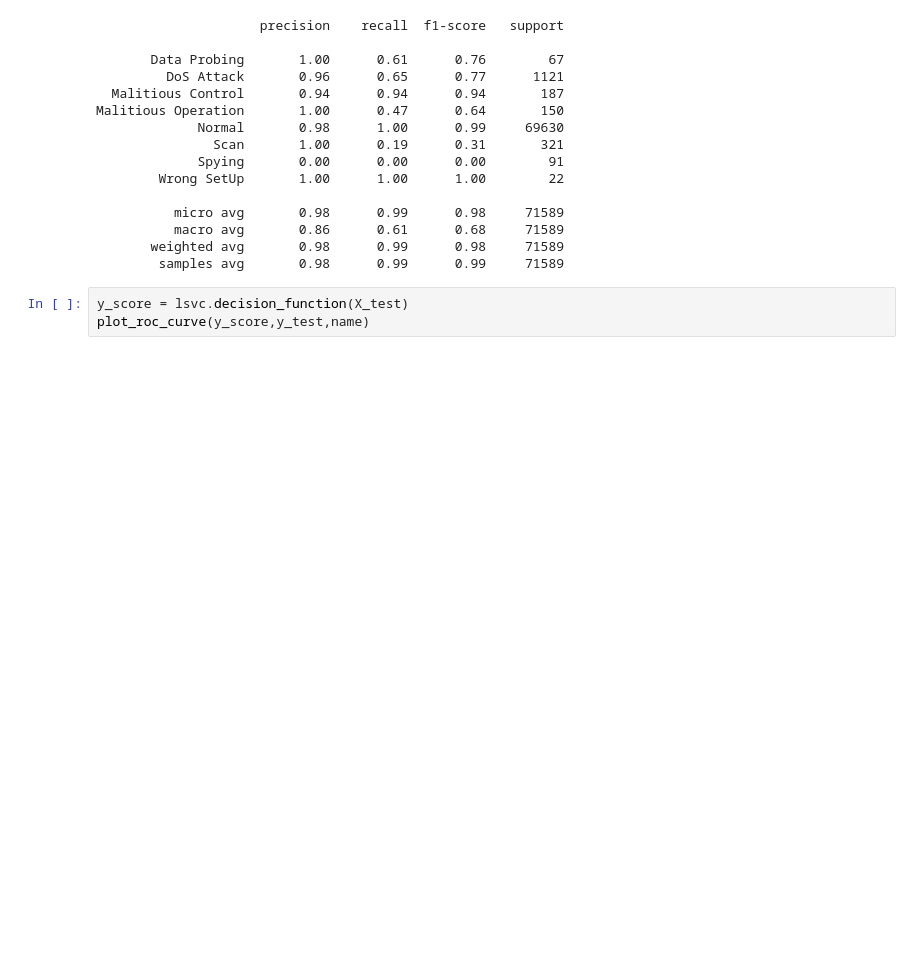
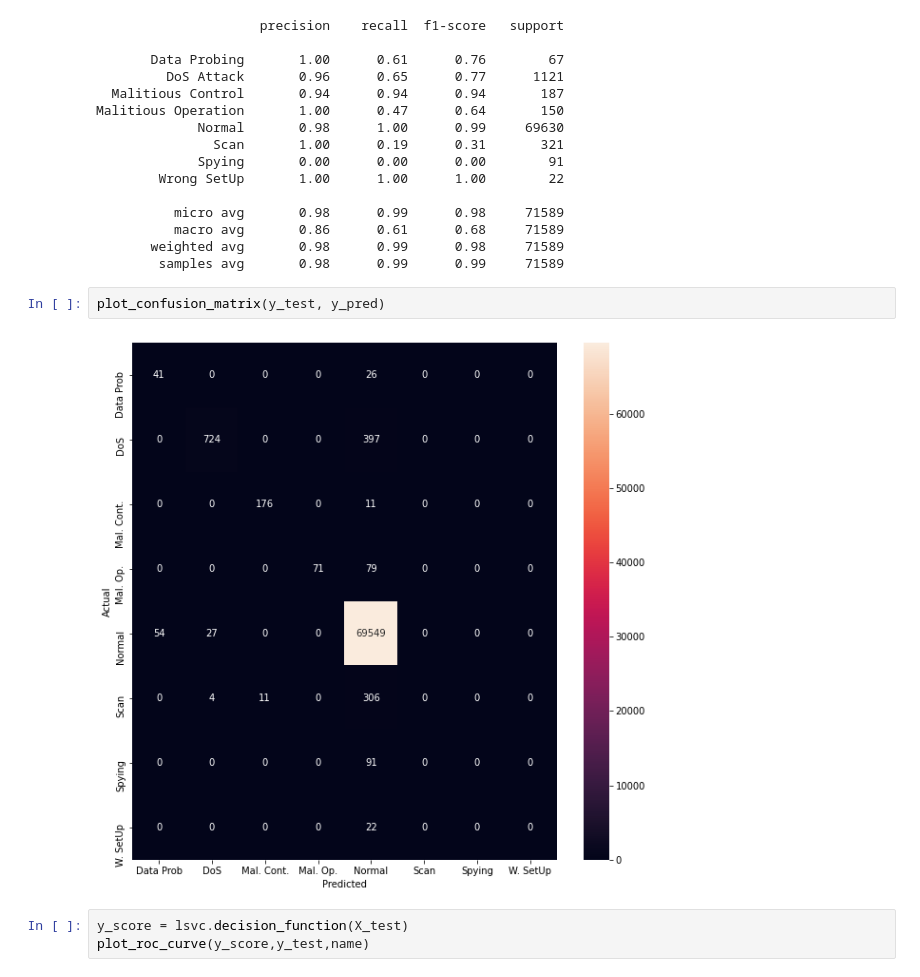
Before and after one commit to labonisarkar/IoT, a Jupyter notebook: IoTNoteBook.ipynb, the cells around one changed output. Saved outputs shown, nothing was run; the diff lists cells and outputs as text; blank space fills up the shorter version.

```diff
--- a/IoTNoteBook.ipynb
+++ b/IoTNoteBook.ipynb
@@ -590,6 +595,10 @@ Malitious Operation       1.00      0.47      0.64       150
           macro avg       0.86      0.61      0.68     71589
        weighted avg       0.98      0.99      0.98     71589
         samples avg       0.98      0.99      0.99     71589
+# %%
+plot_confusion_matrix(y_test, y_pred)
+# %% [output]
+[figure, added]
 # %%
 y_score = lsvc.decision_function(X_test)
 plot_roc_curve(y_score,y_test,name)
```
Also changed, not shown: parts of 38 cells of this notebook.
